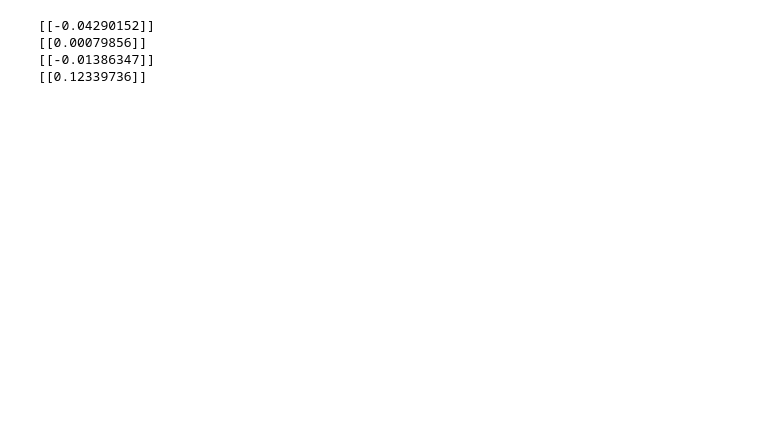
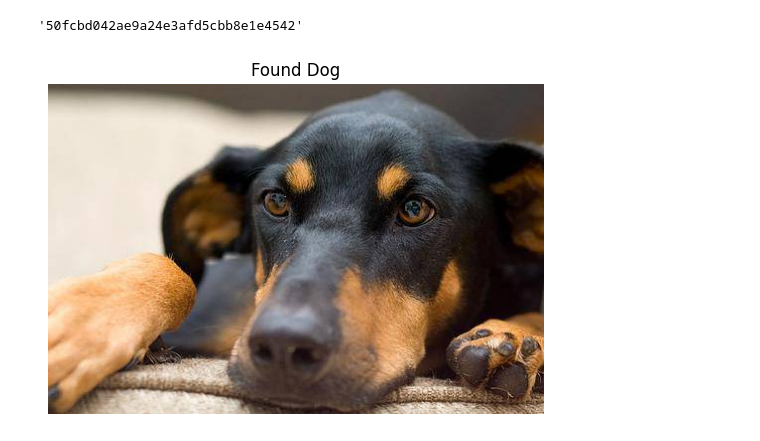
Before and after one commit to jusemarinho/grupo11-4cco-tcc, a Jupyter notebook: src/inteligencia_artificial/Testing_recognize_cats.ipynb, the cells around one changed output. Saved outputs shown, nothing was run; the diff lists cells and outputs as text; code cells hidden in the pictures; blank space fills up the shorter version.

```diff
--- a/src/inteligencia_artificial/Testing_recognize_cats.ipynb
+++ b/src/inteligencia_artificial/Testing_recognize_cats.ipynb
@@ -15,29 +16,50 @@ known_cat_gray = cv2.cvtColor(known_cat, cv2.COLOR_BGR2GRAY)
-# %%
-known_face_cascade = cv2.CascadeClassifier(cv2.data.haarcascades + 'cascade.xml')
-known_face_rects = face_cascade.detectMultiScale(known_cat_gray, scaleFactor=1.1, minNeighbors=1)
-# %%
-for (x, y, w, h) in known_face_rects:
-    known_face_roi = known_cat_gray[y:y+h, x:x+w]
-    known_face_roi = cv2.resize(known_face_roi, (150, 150))
-    break
-else:
-    raise Exception("Não foi possível encontrar o rosto que se deseja reconhecer")
-# %%
-for (x, y, w, h) in faces:
-    face_roi = gray[y:y+h, x:x+w]
-    face_roi = cv2.resize(face_roi, (150, 150))
-
-    result = cv2.matchTemplate(known_face_roi, face_roi, cv2.TM_CCOEFF_NORMED)
-    print(result)
-    if result[0][0] > 0.7:
-        cv2.rectangle(img, (x, y), (x+w, y+h), (0, 255, 0), 2)
-
-
-cv2.imshow('Image', img)
-cv2.waitKey(0)
-cv2.destroyAllWindows()
-# %% [output]
-[[-0.04290152]]
-[[0.00079856]]
-[[-0.01386347]]
-[[0.12339736]]
+# %%
+with open('../data/people_and_pet_minimized.json', 'r') as file:
+    dataset = json.load(file)
+# %%
+md5_pets_dogs_doberman = []
+for index, value in dataset.items():
+    for pet in value:
+        if pet['breed_name'] == 'doberman':
+            md5_pets_dogs_doberman.append(pet['image'])
+# %%
+md5_pets_dogs_doberman[0]
+# %% [output]
+'50fcbd042ae9a24e3afd5cbb8e1e4542'
+# %%
+diretorio_images = "/home/joseph/Documentos/sptech/tcc/grupo11-4cco-tcc/src/inteligencia_artificial/train/"
+
+found_dog = False
+
+for image in tqdm(md5_pets_dogs_doberman):
+    known_dog = find_image.find(image)
+    known_dog_gray = cv2.cvtColor(known_dog, cv2.COLOR_BGR2GRAY)
+
+    known_face_cascade = cv2.CascadeClassifier('/home/joseph/Documentos/dog_face.xml')
+    known_face_rects = face_cascade.detectMultiScale(known_dog_gray, scaleFactor=1.1, minNeighbors=1)
+
+    for (x, y, w, h) in known_face_rects:
+        known_face_roi = known_dog_gray[y:y+h, x:x+w]
+        known_face_roi = cv2.resize(known_face_roi, (150, 150))
+        break
+    else:
+        continue
+
+    for (x, y, w, h) in faces:
+        face_roi = gray[y:y+h, x:x+w]
+        face_roi = cv2.resize(face_roi, (150, 150))
+
+        result = cv2.matchTemplate(known_face_roi, face_roi, cv2.TM_CCOEFF_NORMED)
+        if result[0][0] > 0.35:
+            found_dog = True
+
+            plt.imshow(cv2.cvtColor(known_dog, cv2.COLOR_BGR2RGB))
+            plt.title("Found Dog")
+            plt.axis("off")
+            plt.show()
+            break
+
+    if found_dog:
+        break
+# %% [output]
+[figure, added]
```
Also changed, not shown: parts of 4 cells of this notebook.
